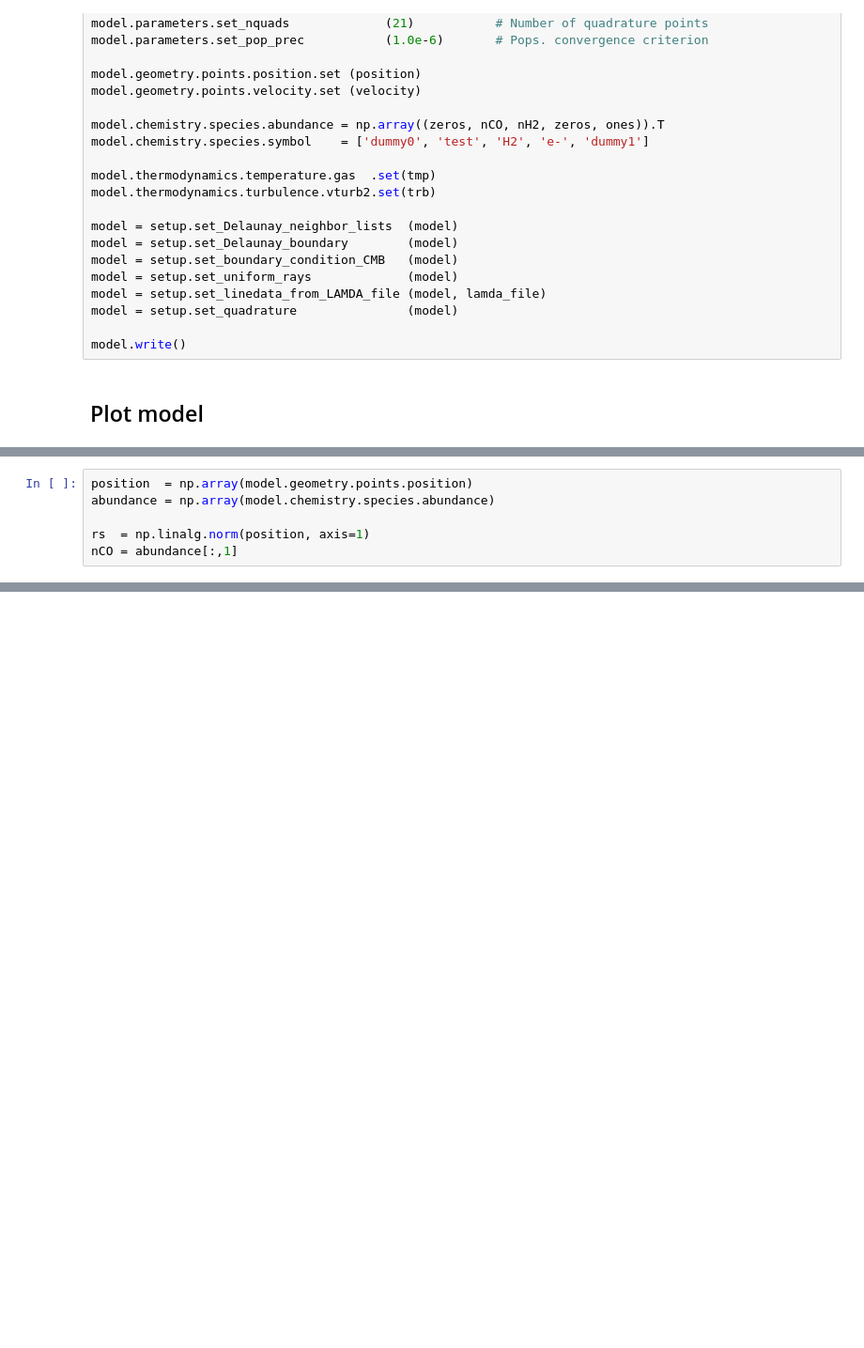
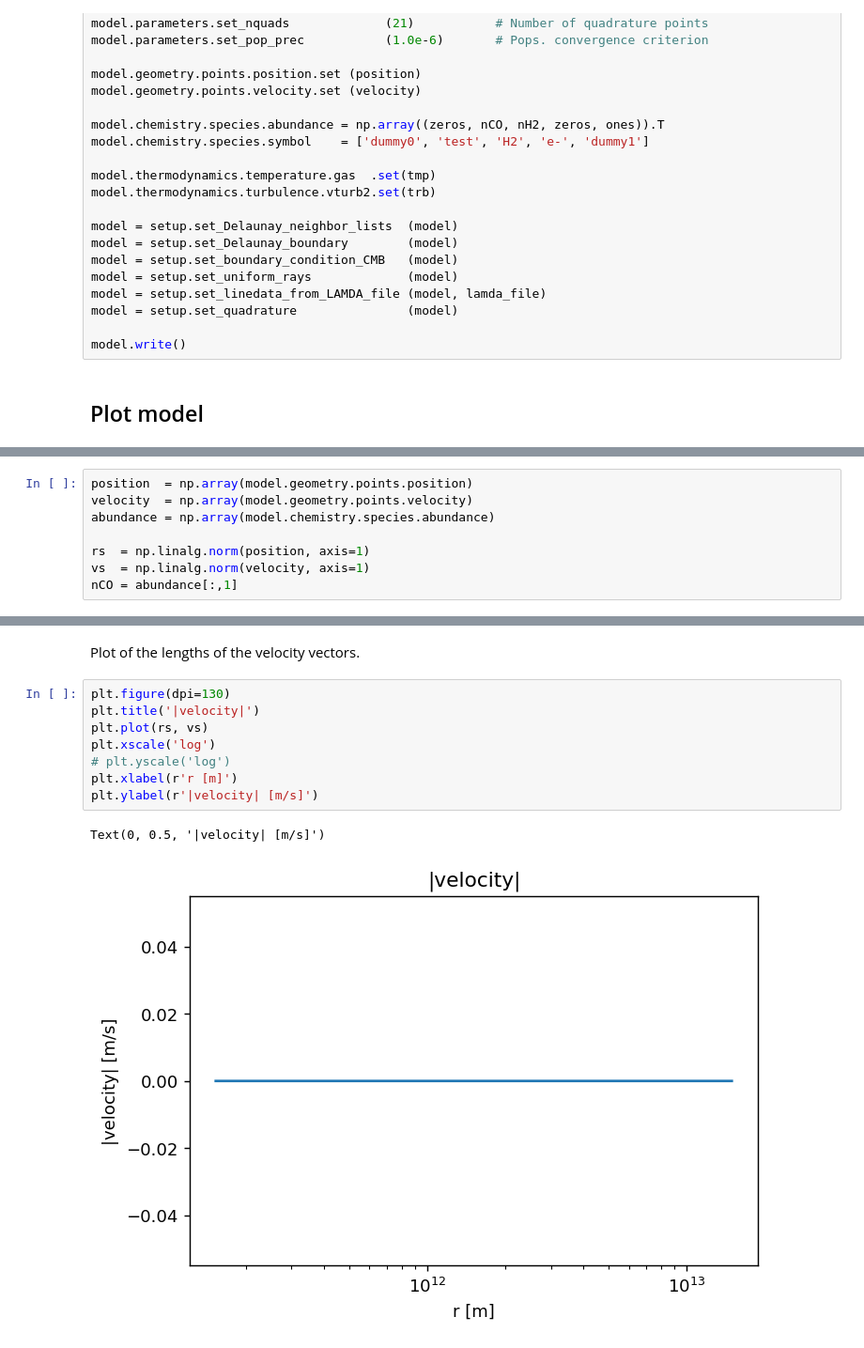
Before and after one commit to Magritte-code/Magritte, a Jupyter notebook: docs/src/1_examples/1_post-processing/0_create_AMRVAC_1D.ipynb, the cells around one changed output, grey strips where cells are left out. Shown at 94% size. Cells and saved outputs as stored; diff of their text form; blank space fills up the shorter version.

```diff
--- a/docs/src/1_examples/1_post-processing/0_create_AMRVAC_1D.ipynb
+++ b/docs/src/1_examples/1_post-processing/0_create_AMRVAC_1D.ipynb
@@ -141,6 +143,8 @@ model.write()
 # %%
 position  = np.array(model.geometry.points.position)
+velocity  = np.array(model.geometry.points.velocity)
 abundance = np.array(model.chemistry.species.abundance)
 
 rs  = np.linalg.norm(position, axis=1)
+vs  = np.linalg.norm(velocity, axis=1)
 nCO = abundance[:,1]
@@ -169,0 +164,13 @@ array([[0.00000000e+00, 2.33464177e+15, 2.33464177e+19, 0.00000000e+00,
+# %% [markdown]
+Plot of the lengths of the velocity vectors.
+# %%
+plt.figure(dpi=130)
+plt.title('|velocity|')
+plt.plot(rs, vs)
+plt.xscale('log')
+# plt.yscale('log')
+plt.xlabel(r'r [m]')
+plt.ylabel(r'|velocity| [m/s]')
+# %% [output]
+Text(0, 0.5, '|velocity| [m/s]')
+[figure, added]
```
Also changed, not shown: parts of 6 cells of this notebook, 3 other files.
